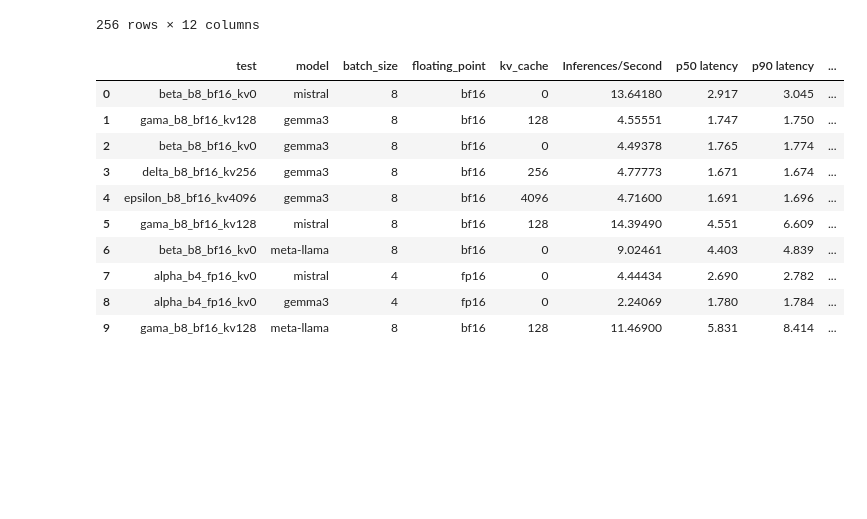
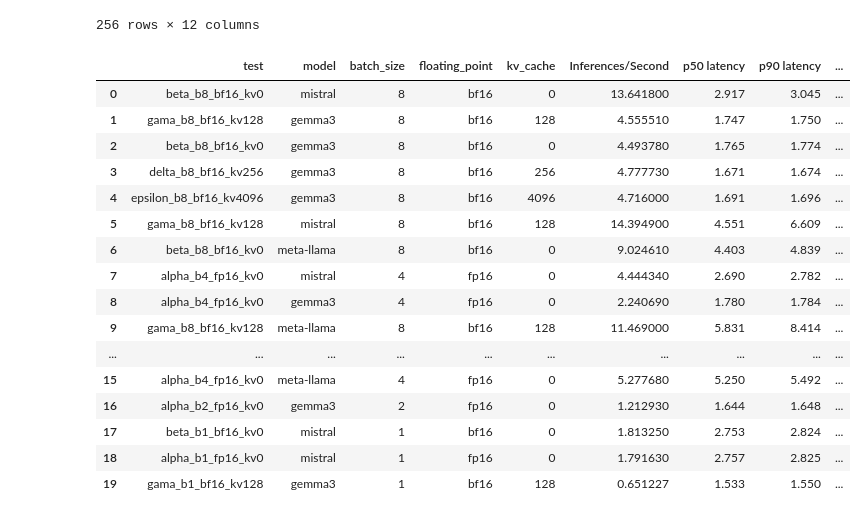
Before and after one commit to vanjaluk8/eksperiment_LLM, a Jupyter notebook: analiza.ipynb, the cells around one changed output. Drawn from its saved outputs; the diff is of its cells as text; code cells hidden in the pictures; blank space fills up the shorter version.

```diff
--- a/analiza.ipynb
+++ b/analiza.ipynb
@@ -75,32 +75,38 @@ df_filtered
 # %%
 # Add a combined metric
 df_filtered['throughput_latency_ratio'] = df_filtered['Inferences/Second'] / df_filtered['p99 latency']
 # For each test and model, get the row with the highest ratio
 best_rows = df_filtered.loc[df_filtered.groupby(['test', 'model'])['throughput_latency_ratio'].idxmax()]
 
 # order by highest throughput_latency_ratio
 best_rows = best_rows.sort_values(by='throughput_latency_ratio', ascending=False)
 # Display the best rows
 best_rows.reset_index(drop=True, inplace=True)
 best_rows.head(10)
 
 # remove Concurrency column
 best_rows.drop(columns=['Concurrency'], inplace=True)
 # Display the best rows
 best_rows.reset_index(drop=True, inplace=True)
-best_rows.head(10)
+best_rows.head(20)
 # %% [output]
 |  | test | model | batch_size | floating_point | kv_cache | Inferences/Second | p50 latency | p90 latency | ... |
-| 0 | beta_b8_bf16_kv0 | mistral | 8 | bf16 | 0 | 13.64180 | 2.917 | 3.045 | ... |
-| 1 | gama_b8_bf16_kv128 | gemma3 | 8 | bf16 | 128 | 4.55551 | 1.747 | 1.750 | ... |
-| 2 | beta_b8_bf16_kv0 | gemma3 | 8 | bf16 | 0 | 4.49378 | 1.765 | 1.774 | ... |
-| 3 | delta_b8_bf16_kv256 | gemma3 | 8 | bf16 | 256 | 4.77773 | 1.671 | 1.674 | ... |
-| 4 | epsilon_b8_bf16_kv4096 | gemma3 | 8 | bf16 | 4096 | 4.71600 | 1.691 | 1.696 | ... |
-| 5 | gama_b8_bf16_kv128 | mistral | 8 | bf16 | 128 | 14.39490 | 4.551 | 6.609 | ... |
-| 6 | beta_b8_bf16_kv0 | meta-llama | 8 | bf16 | 0 | 9.02461 | 4.403 | 4.839 | ... |
-| 7 | alpha_b4_fp16_kv0 | mistral | 4 | fp16 | 0 | 4.44434 | 2.690 | 2.782 | ... |
-| 8 | alpha_b4_fp16_kv0 | gemma3 | 4 | fp16 | 0 | 2.24069 | 1.780 | 1.784 | ... |
-| 9 | gama_b8_bf16_kv128 | meta-llama | 8 | bf16 | 128 | 11.46900 | 5.831 | 8.414 | ... |
+| 0 | beta_b8_bf16_kv0 | mistral | 8 | bf16 | 0 | 13.641800 | 2.917 | 3.045 | ... |
+| 1 | gama_b8_bf16_kv128 | gemma3 | 8 | bf16 | 128 | 4.555510 | 1.747 | 1.750 | ... |
+| 2 | beta_b8_bf16_kv0 | gemma3 | 8 | bf16 | 0 | 4.493780 | 1.765 | 1.774 | ... |
+| 3 | delta_b8_bf16_kv256 | gemma3 | 8 | bf16 | 256 | 4.777730 | 1.671 | 1.674 | ... |
+| 4 | epsilon_b8_bf16_kv4096 | gemma3 | 8 | bf16 | 4096 | 4.716000 | 1.691 | 1.696 | ... |
+| 5 | gama_b8_bf16_kv128 | mistral | 8 | bf16 | 128 | 14.394900 | 4.551 | 6.609 | ... |
+| 6 | beta_b8_bf16_kv0 | meta-llama | 8 | bf16 | 0 | 9.024610 | 4.403 | 4.839 | ... |
+| 7 | alpha_b4_fp16_kv0 | mistral | 4 | fp16 | 0 | 4.444340 | 2.690 | 2.782 | ... |
+| 8 | alpha_b4_fp16_kv0 | gemma3 | 4 | fp16 | 0 | 2.240690 | 1.780 | 1.784 | ... |
+| 9 | gama_b8_bf16_kv128 | meta-llama | 8 | bf16 | 128 | 11.469000 | 5.831 | 8.414 | ... |
+| ... | ... | ... | ... | ... | ... | ... | ... | ... | ... |
+| 15 | alpha_b4_fp16_kv0 | meta-llama | 4 | fp16 | 0 | 5.277680 | 5.250 | 5.492 | ... |
+| 16 | alpha_b2_fp16_kv0 | gemma3 | 2 | fp16 | 0 | 1.212930 | 1.644 | 1.648 | ... |
+| 17 | beta_b1_bf16_kv0 | mistral | 1 | bf16 | 0 | 1.813250 | 2.753 | 2.824 | ... |
+| 18 | alpha_b1_fp16_kv0 | mistral | 1 | fp16 | 0 | 1.791630 | 2.757 | 2.825 | ... |
+| 19 | gama_b1_bf16_kv128 | gemma3 | 1 | bf16 | 128 | 0.651227 | 1.533 | 1.550 | ... |
 # %%
 # plot the best rows
 import matplotlib.pyplot as plt
```
Also changed, not shown: parts of 3 cells of this notebook, 2 other files.
